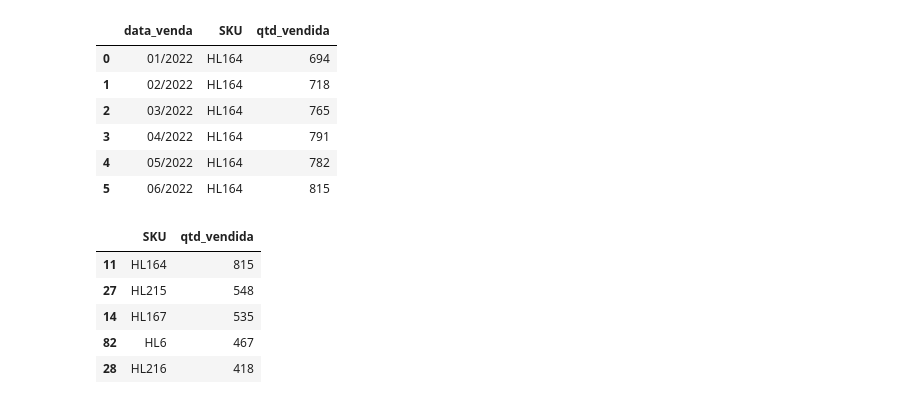
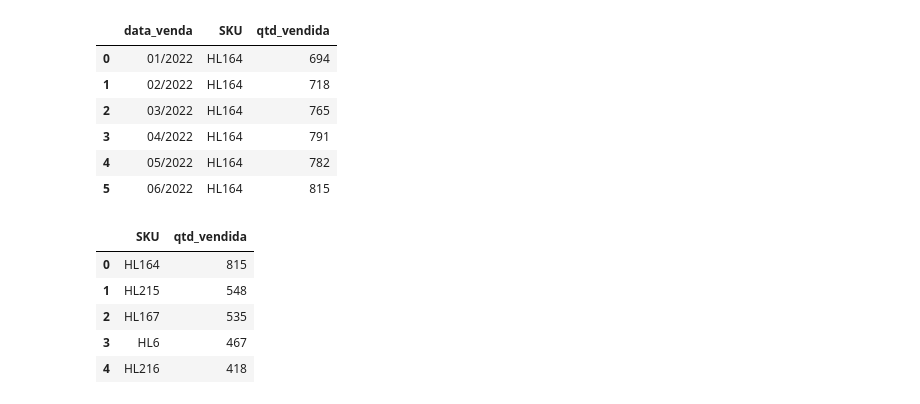
Before and after one commit to jhonatanpaz95/Desafios-de-codigo, a Jupyter notebook: desafio de codigo 1.ipynb, the cells around one changed output. Cells and saved outputs as stored; diff of their text form; code cells hidden in the pictures.

```diff
--- a/desafio de codigo 1.ipynb
+++ b/desafio de codigo 1.ipynb
@@ -119,15 +119,15 @@ sku_mes_df
 # %%
 sku_junho_df = base_vendas_df.query('data_venda == "06/2022"')
 
 sku_junho_df = sku_junho_df.groupby('SKU', as_index=False)['qtd_vendida'].sum()
 
-sku_junho_df = sku_junho_df.sort_values(by='qtd_vendida', ascending=False).head(5)
+sku_junho_df = sku_junho_df.sort_values(by='qtd_vendida', ascending=False).head(5).reset_index(drop=True)
 
 sku_junho_df
 # %% [output]
 |  | SKU | qtd_vendida |
-| 11 | HL164 | 815 |
-| 27 | HL215 | 548 |
-| 14 | HL167 | 535 |
-| 82 | HL6 | 467 |
-| 28 | HL216 | 418 |
+| 0 | HL164 | 815 |
+| 1 | HL215 | 548 |
+| 2 | HL167 | 535 |
+| 3 | HL6 | 467 |
+| 4 | HL216 | 418 |
```
Also changed, not shown: parts of 8 cells of this notebook.
